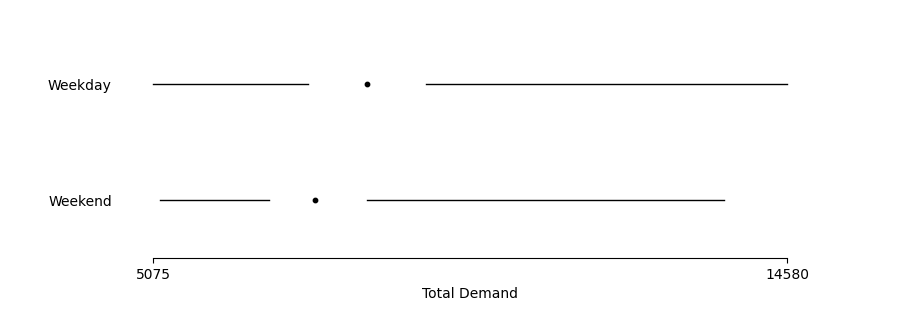
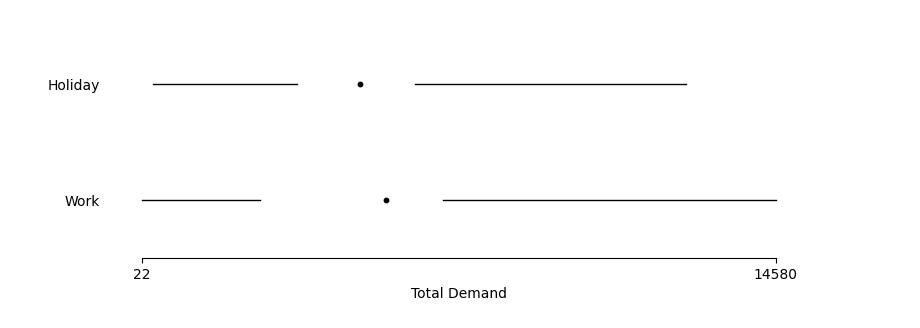
Before and after one commit to mango-unchained/Team-K---ZZSC9020-Capstone-Project, a Jupyter notebook: Data Viz.ipynb, the cells around one changed output. Drawn from its saved outputs; the diff is of its cells as text; code cells hidden in the pictures.

```diff
--- a/Data Viz.ipynb
+++ b/Data Viz.ipynb
@@ -115,5 +105,9 @@ def show(
 # %%
 df = pd.read_csv('data/modelling_data.csv', parse_dates=['DATETIME'], date_format='%Y-%m-%d %H:%M:%S')
 
+df['state'] = df[states].idxmax(axis=1)
+
+states = df.state.unique().tolist()
+
 df
 # %% [output]
@@ -275,25 +340,25 @@ show(fig, [ax], file=f'Total demand vs. temperature scatterplot', filetype='png'
 # %%
-data = df.groupby('is_weekday').TOTALDEMAND.apply(list).sort_index()
+data = df.groupby('is_public_holiday').TOTALDEMAND.apply(list).sort_index()
 medians = data.apply(np.median)
 
 fig, ax = plt.subplots(figsize=(9, 3))
 
 ax.boxplot(
-    x=data, vert=False, labels = ['Weekday' if e else 'Weekend' for e in data.index], showbox=False,
+    x=data, vert=False, labels = ['Holiday' if e else 'Work' for e in data.index], showbox=False,
     medianprops={'linewidth': 0}, whis=5, showcaps=False
 )
 ax.scatter(medians, range(1, len(medians.index)+1), s=10, c='black')
 
 ax.set_xlabel('Total Demand')
 
 neaten_ticks(ax, 'x', [
     data.explode().to_frame().min().squeeze(),
     data.explode().to_frame().max().squeeze()
 ], [])
 
 ax.spines['left'].set_visible(False)
 ax.tick_params(axis='y', which='major', left=False)
 
-show(fig, [ax], file='Demand by is-weekend boxplots')
+show(fig, [ax], file='Demand by is-holiday boxplots')
 # %% [output]
-[figure, old version]
+[figure, new version]
```
Also changed, not shown: parts of 17 cells of this notebook, 1 other file.
